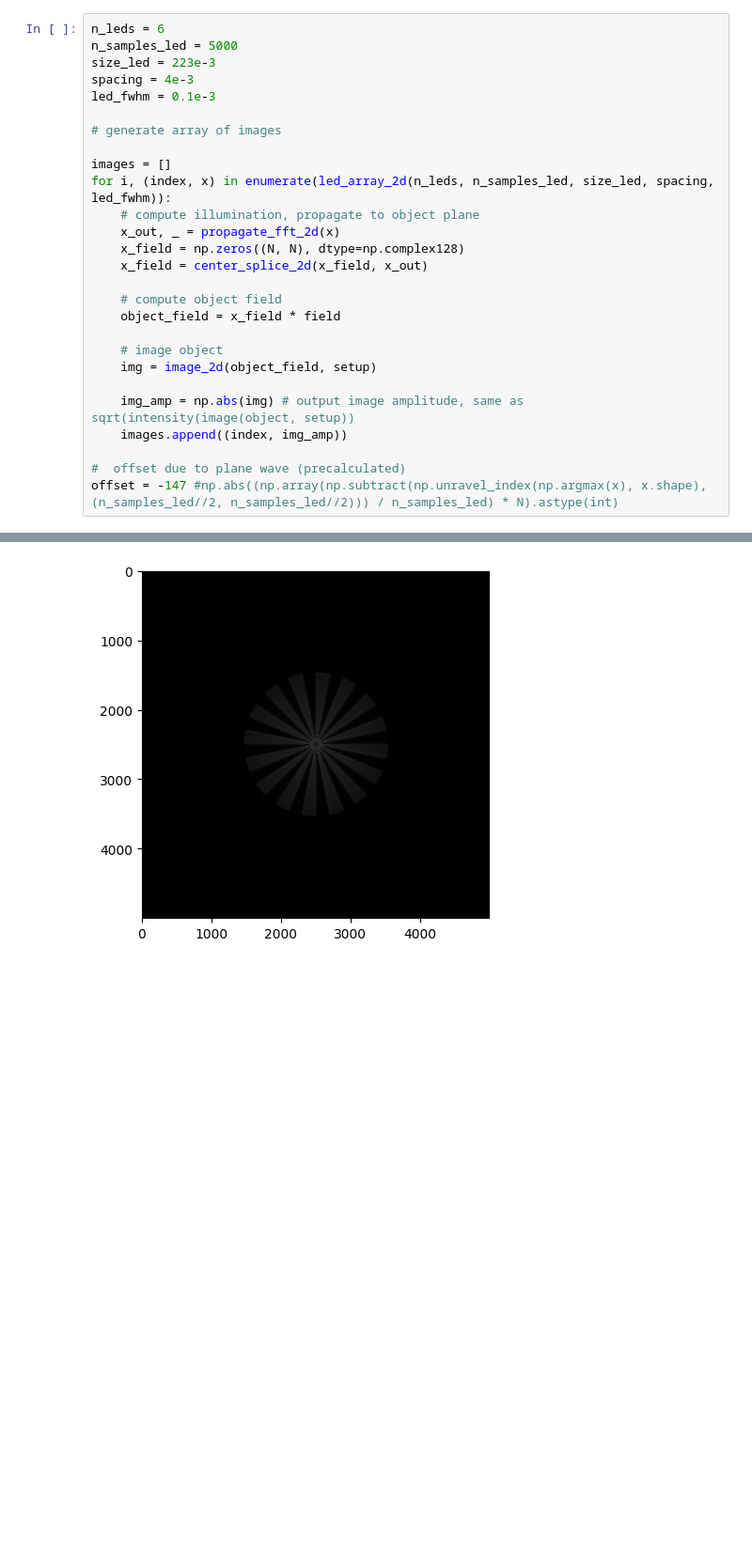
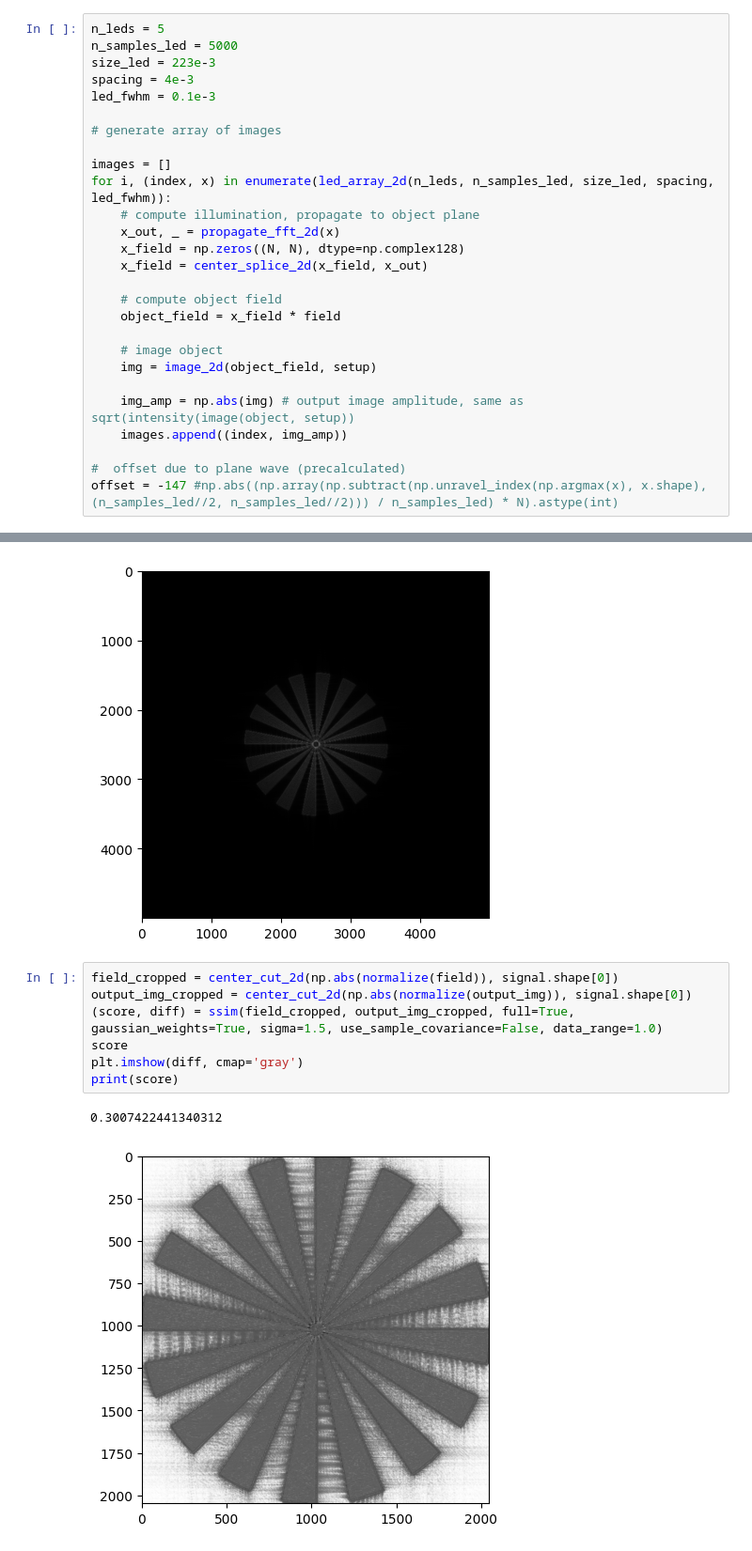
Before and after one commit to coreypowerdejong/simple_sim, a Jupyter notebook: fpm_2d.ipynb, the cells around one changed output, grey strips where cells are left out. Shown at 94% size. Drawn from its saved outputs; the diff is of its cells as text; blank space fills up the shorter version.

Commit message:
Add SSIM

```diff
--- a/fpm_2d.ipynb
+++ b/fpm_2d.ipynb
@@ -27,7 +28,7 @@ kx = np.fft.fftshift(kx)*setup['lambda_0']*setup['f1']
 
 A_samples = int((setup['A'] / (np.max(kx) - np.min(kx))) * setup['N'])
 # %%
-n_leds = 6
+n_leds = 5
 n_samples_led = 5000
 size_led = 223e-3
 spacing = 4e-3
@@ -72,3 +73,13 @@ plt.imshow(np.abs(normalize(output_img)), cmap='gray')
 # %% [output]
 <matplotlib.image.AxesImage at 0x...>
 [figure]
+# %%
+field_cropped = center_cut_2d(np.abs(normalize(field)), signal.shape[0])
+output_img_cropped = center_cut_2d(np.abs(normalize(output_img)), signal.shape[0])
+(score, diff) = ssim(field_cropped, output_img_cropped, full=True, gaussian_weights=True, sigma=1.5, use_sample_covariance=False, data_range=1.0)
+score
+plt.imshow(diff, cmap='gray')
+print(score)
+# %% [output]
+0.3007422441340312
+[figure, added]
```
Also changed, not shown: parts of 1 cell of this notebook.
